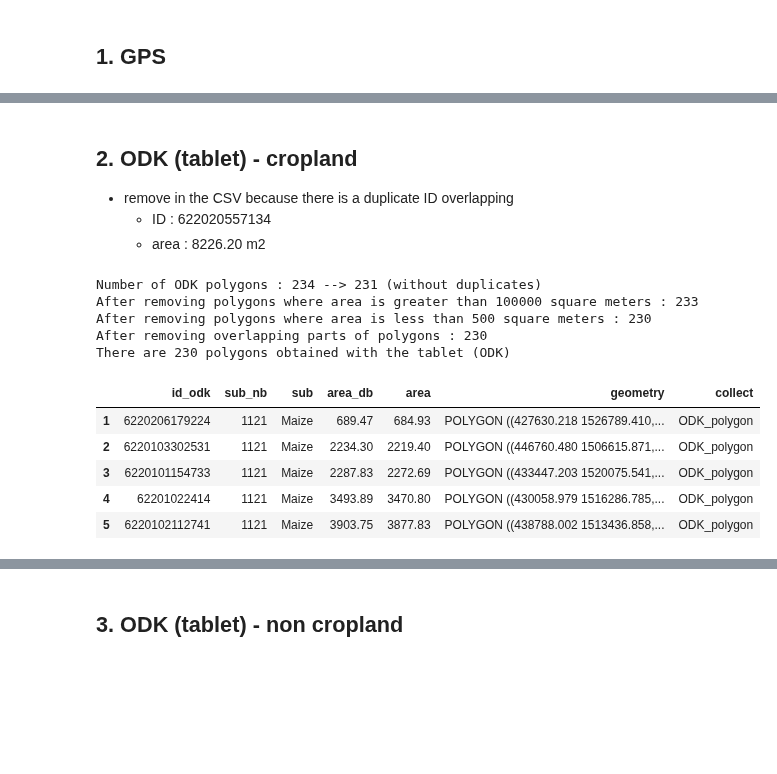
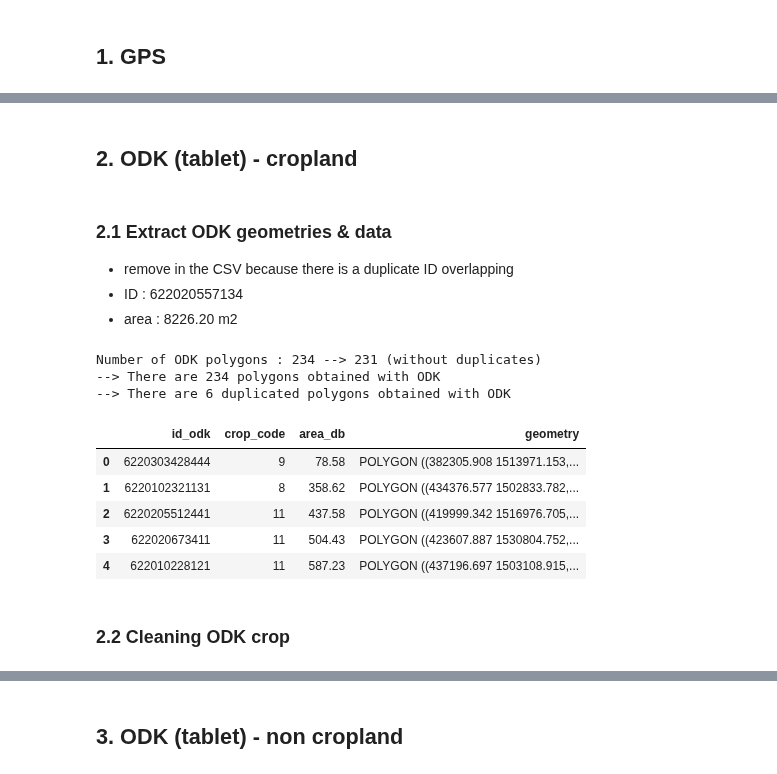
Before and after one commit to nicolasdeffense/eo-toolbox, a Jupyter notebook: notebooks_working/EOStat/clean_in_situ_senegal.ipynb, the cells around one changed output, grey strips where cells are left out. Cells and saved outputs as stored; diff of their text form; code cells hidden in the pictures; blank space fills up the shorter version.

```diff
--- a/notebooks_working/EOStat/clean_in_situ_senegal.ipynb
+++ b/notebooks_working/EOStat/clean_in_situ_senegal.ipynb
@@ -204,9 +292,11 @@ After removing polygons where area is less than 500 square meters : 349
+# %% [markdown]
+## 2. ODK (tablet) - cropland
 # %% [markdown]
-## 2. ODK (tablet) - cropland
+### 2.1 Extract ODK geometries & data
 
 - remove in the CSV because there is a duplicate ID overlapping
-    - ID : 622020557134
-    - area : 8226.20 m2
+- ID : 622020557134
+- area : 8226.20 m2
 # %%
 df = pd.read_csv(odk_crop_csv)
 
@@ -241,75 +331,44 @@ for i, row in df.iterrows():
             print(f"error for polygon : {pid}")
 
     polygon_geom = Polygon(zip(lon_point_list, lat_point_list))
 
     dict_odk = {'id_odk': int(pid),
                 'crop_code': culture,
                 'area_db' : round(surface, 2),
                 'geometry': polygon_geom}
 
     dict_odk_list.append(dict_odk)
 
 
 odk_df = pd.DataFrame.from_dict(dict_odk_list)
 
 odk_gdf = gpd.GeoDataFrame(odk_df, crs='epsg:4326', geometry='geometry').to_crs(epsg=32628)
 
 print(f'Number of ODK polygons : {len(odk_gdf)} --> {len(odk_gdf.drop_duplicates("id_odk"))} (without duplicates)')
 
-####################
-##### CLEANING #####
-####################
-
-odk_gdf = odk_gdf.merge(lut_crop_df, on='crop_code')
-
 #odk_gdf = odk_gdf.drop_duplicates('id_odk')  --> Duplicates have not always the same geometry !!
 
 odk_dup_gdf = odk_gdf[odk_gdf.duplicated('id_odk', keep=False)]
 
-odk_gdf['area'] = odk_gdf['geometry'].area.round(2)
 
-odk_gdf = odk_gdf.loc[odk_gdf['area'] < max_area]
+odk_dup_gdf.to_file(f'{shp_path}odk_crop_duplicates_ori.shp')
 
-print(f'After removing polygons where area is greater than {max_area} square meters : {len(odk_gdf)}')
-
-odk_gdf = odk_gdf.loc[odk_gdf['area'] >= min_area]
-
-print(f'After removing polygons where area is less than {min_area} square meters : {len(odk_gdf)}')
-
-odk_gdf = remove_overlap.remove_overlap(odk_gdf, id_column='id_odk')
-
-print(f'After removing overlapping parts of polygons : {len(odk_gdf)}')
-
-#odk_gdf['geometry'] = odk_gdf.buffer(buf_size)
-
-#odk_gdf['area_buf'] = odk_gdf['geometry'].area.round(2)
-
-#odk_gdf = odk_gdf.loc[odk_gdf['area'] >= min_area]
-
-#print(f'After removing polygons where area (after negative buffer) is less than {min_area} square meters : {len(odk_gdf)}')
-
-odk_gdf = odk_gdf[['id_odk','sub_nb','sub','area_db','area','geometry']]
-
-odk_gdf['collect'] = 'ODK_polygon'
+odk_gdf.to_file(f'{shp_path}odk_crop_ori.shp')
 
 
-print(f'There are {len(odk_gdf)} polygons obtained with the tablet (ODK)')
-#odk_gdf[['area','area_db']].sort_values('area_db')
-
-#odk_dup_gdf.to_file(odk_crop_dup_shp)
-
-#odk_gdf.to_file(odk_crop_shp)
+print(f'--> There are {len(odk_gdf)} polygons obtained with ODK')
+print(f'--> There are {len(odk_dup_gdf)} duplicated polygons obtained with ODK')
 
 odk_gdf.head()
 # %% [output]
 Number of ODK polygons : 234 --> 231 (without duplicates)
-After removing polygons where area is greater than 100000 square meters : 233
-After removing polygons where area is less than 500 square meters : 230
-After removing overlapping parts of polygons : 230
-There are 230 polygons obtained with the tablet (ODK)
+--> There are 234 polygons obtained with ODK
+--> There are 6 duplicated polygons obtained with ODK
-|  | id_odk | sub_nb | sub | area_db | area | geometry | collect |
-| 1 | 6220206179224 | 1121 | Maize | 689.47 | 684.93 | POLYGON ((427630.218 1526789.410,... | ODK_polygon |
-| 2 | 6220103302531 | 1121 | Maize | 2234.30 | 2219.40 | POLYGON ((446760.480 1506615.871,... | ODK_polygon |
-| 3 | 6220101154733 | 1121 | Maize | 2287.83 | 2272.69 | POLYGON ((433447.203 1520075.541,... | ODK_polygon |
-| 4 | 62201022414 | 1121 | Maize | 3493.89 | 3470.80 | POLYGON ((430058.979 1516286.785,... | ODK_polygon |
-| 5 | 6220102112741 | 1121 | Maize | 3903.75 | 3877.83 | POLYGON ((438788.002 1513436.858,... | ODK_polygon |
+|  | id_odk | crop_code | area_db | geometry |
+| 0 | 6220303428444 | 9 | 78.58 | POLYGON ((382305.908 1513971.153,... |
+| 1 | 6220102321131 | 8 | 358.62 | POLYGON ((434376.577 1502833.782,... |
+| 2 | 6220205512441 | 11 | 437.58 | POLYGON ((419999.342 1516976.705,... |
+| 3 | 622020673411 | 11 | 504.43 | POLYGON ((423607.887 1530804.752,... |
+| 4 | 622010228121 | 11 | 587.23 | POLYGON ((437196.697 1503108.915,... |
+# %% [markdown]
+### 2.2 Cleaning ODK crop
```
Also changed, not shown: parts of 29 cells of this notebook, 3 other files.
